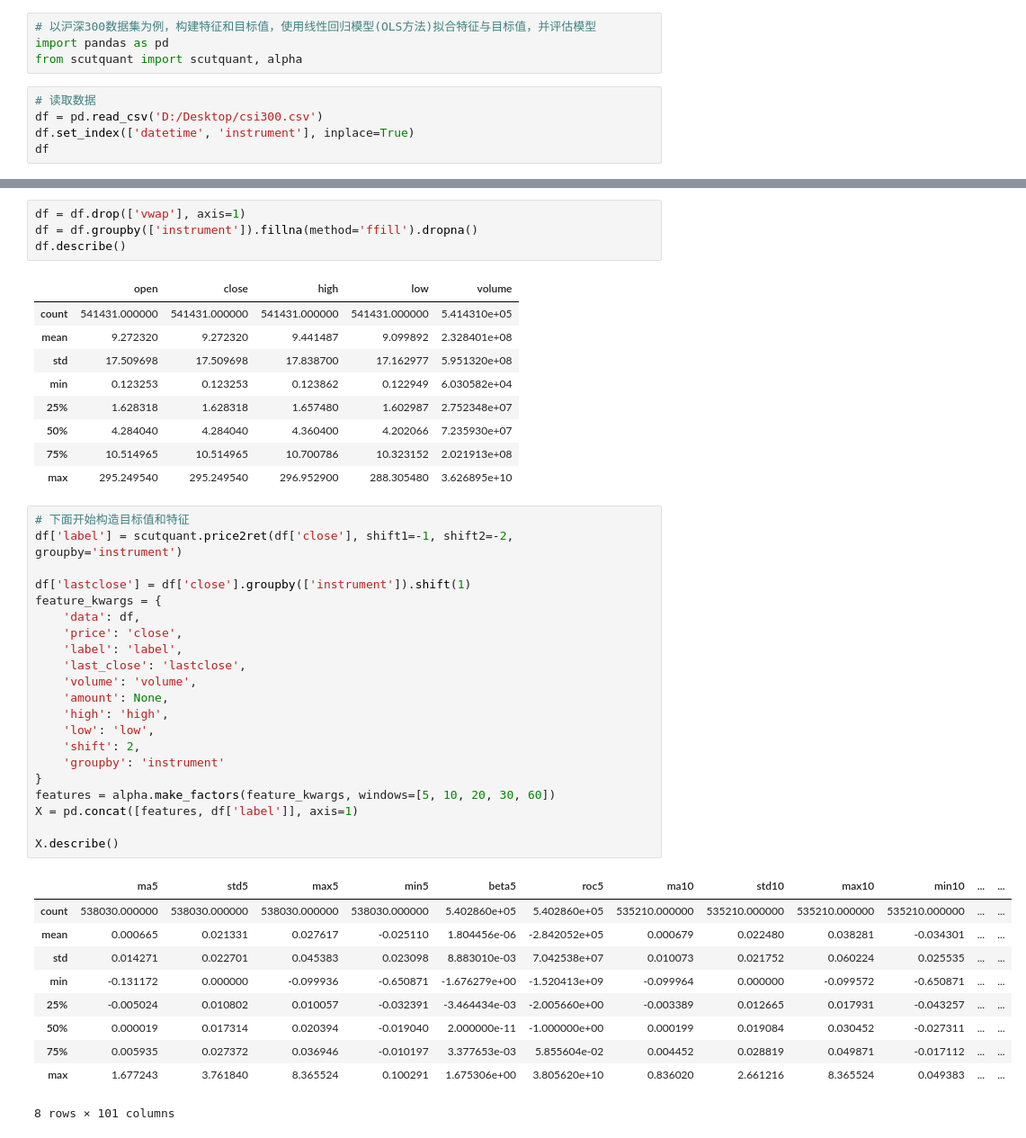
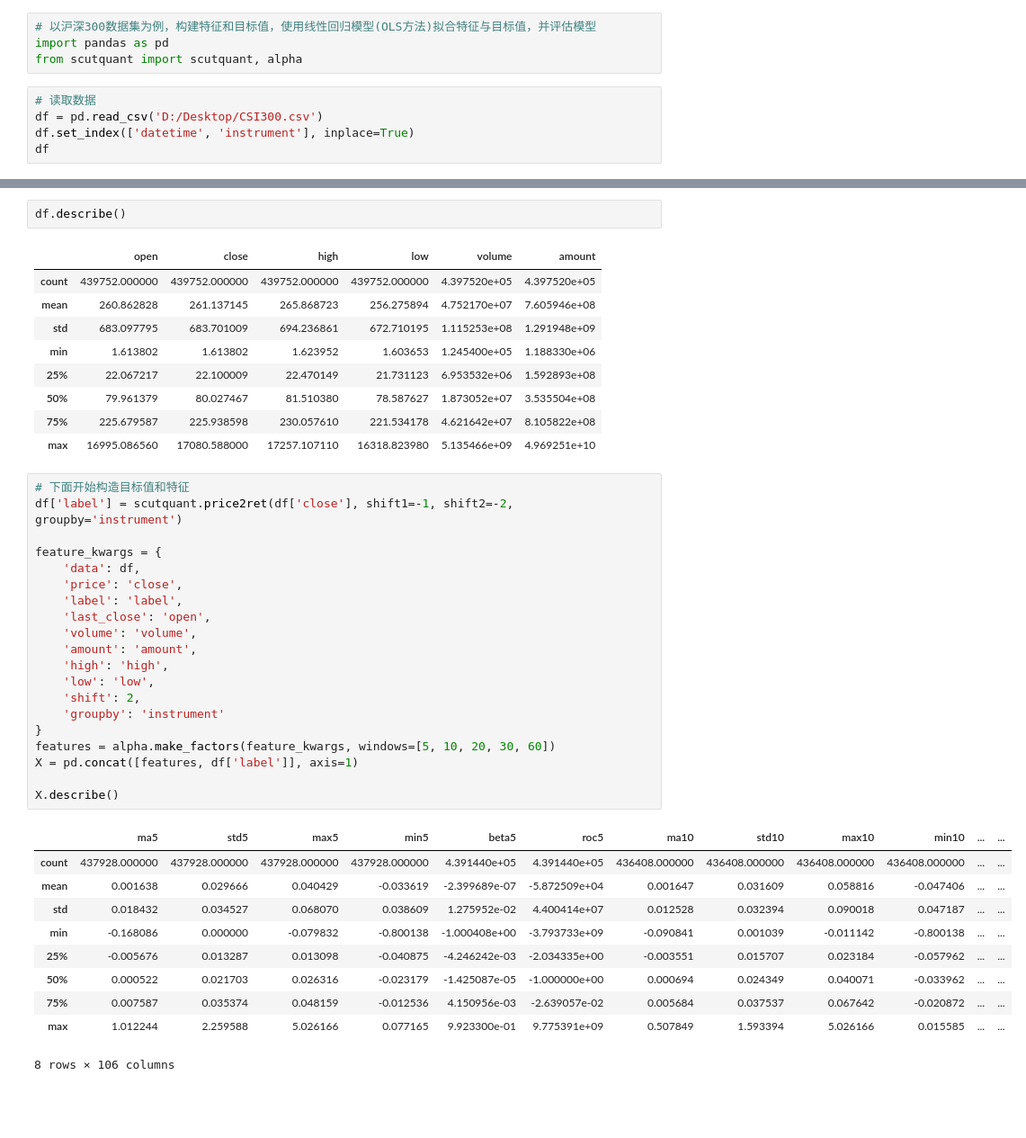
Before and after one commit to HaoningChen/scutquant, a Jupyter notebook: 实践案例/tutorial.ipynb, the cells around one changed output, grey strips where cells are left out. Shown at 90% size. Saved outputs shown, nothing was run; the diff lists cells and outputs as text; blank space fills up the shorter version.

```diff
--- a/实践案例/tutorial.ipynb
+++ b/实践案例/tutorial.ipynb
@@ -4,7 +4,7 @@ import pandas as pd
 from scutquant import scutquant, alpha
 # %%
 # 读取数据
-df = pd.read_csv('D:/Desktop/csi300.csv')
+df = pd.read_csv('D:/Desktop/CSI300.csv')
 df.set_index(['datetime', 'instrument'], inplace=True)
 df
 # %% [output]
@@ -42,49 +42,46 @@ memory usage: 27.0+ MB
-# %%
-df = df.drop(['vwap'], axis=1)
-df = df.groupby(['instrument']).fillna(method='ffill').dropna()
-df.describe()
-# %% [output]
-|  | open | close | high | low | volume |
-| count | 541431.000000 | 541431.000000 | 541431.000000 | 541431.000000 | 5.414310e+05 |
-| mean | 9.272320 | 9.272320 | 9.441487 | 9.099892 | 2.328401e+08 |
-| std | 17.509698 | 17.509698 | 17.838700 | 17.162977 | 5.951320e+08 |
-| min | 0.123253 | 0.123253 | 0.123862 | 0.122949 | 6.030582e+04 |
-| 25% | 1.628318 | 1.628318 | 1.657480 | 1.602987 | 2.752348e+07 |
-| 50% | 4.284040 | 4.284040 | 4.360400 | 4.202066 | 7.235930e+07 |
-| 75% | 10.514965 | 10.514965 | 10.700786 | 10.323152 | 2.021913e+08 |
-| max | 295.249540 | 295.249540 | 296.952900 | 288.305480 | 3.626895e+10 |
+# %%
+df.describe()
+# %% [output]
+|  | open | close | high | low | volume | amount |
+| count | 439752.000000 | 439752.000000 | 439752.000000 | 439752.000000 | 4.397520e+05 | 4.397520e+05 |
+| mean | 260.862828 | 261.137145 | 265.868723 | 256.275894 | 4.752170e+07 | 7.605946e+08 |
+| std | 683.097795 | 683.701009 | 694.236861 | 672.710195 | 1.115253e+08 | 1.291948e+09 |
+| min | 1.613802 | 1.613802 | 1.623952 | 1.603653 | 1.245400e+05 | 1.188330e+06 |
+| 25% | 22.067217 | 22.100009 | 22.470149 | 21.731123 | 6.953532e+06 | 1.592893e+08 |
+| 50% | 79.961379 | 80.027467 | 81.510380 | 78.587627 | 1.873052e+07 | 3.535504e+08 |
+| 75% | 225.679587 | 225.938598 | 230.057610 | 221.534178 | 4.621642e+07 | 8.105822e+08 |
+| max | 16995.086560 | 17080.588000 | 17257.107110 | 16318.823980 | 5.135466e+09 | 4.969251e+10 |
 # %%
 # 下面开始构造目标值和特征
 df['label'] = scutquant.price2ret(df['close'], shift1=-1, shift2=-2, groupby='instrument')
 
-df['lastclose'] = df['close'].groupby(['instrument']).shift(1)
 feature_kwargs = {
     'data': df,
     'price': 'close',
     'label': 'label',
-    'last_close': 'lastclose',
+    'last_close': 'open',
     'volume': 'volume',
-    'amount': None,
+    'amount': 'amount',
     'high': 'high',
     'low': 'low',
     'shift': 2,
     'groupby': 'instrument'
 }
 features = alpha.make_factors(feature_kwargs, windows=[5, 10, 20, 30, 60])
 X = pd.concat([features, df['label']], axis=1)
 
 X.describe()
 # %% [output]
 |  | ma5 | std5 | max5 | min5 | beta5 | roc5 | ma10 | std10 | max10 | min10 | ... | ... |
-| count | 538030.000000 | 538030.000000 | 538030.000000 | 538030.000000 | 5.402860e+05 | 5.402860e+05 | 535210.000000 | 535210.000000 | 535210.000000 | 535210.000000 | ... | ... |
-| mean | 0.000665 | 0.021331 | 0.027617 | -0.025110 | 1.804456e-06 | -2.842052e+05 | 0.000679 | 0.022480 | 0.038281 | -0.034301 | ... | ... |
-| std | 0.014271 | 0.022701 | 0.045383 | 0.023098 | 8.883010e-03 | 7.042538e+07 | 0.010073 | 0.021752 | 0.060224 | 0.025535 | ... | ... |
-| min | -0.131172 | 0.000000 | -0.099936 | -0.650871 | -1.676279e+00 | -1.520413e+09 | -0.099964 | 0.000000 | -0.099572 | -0.650871 | ... | ... |
-| 25% | -0.005024 | 0.010802 | 0.010057 | -0.032391 | -3.464434e-03 | -2.005660e+00 | -0.003389 | 0.012665 | 0.017931 | -0.043257 | ... | ... |
-| 50% | 0.000019 | 0.017314 | 0.020394 | -0.019040 | 2.000000e-11 | -1.000000e+00 | 0.000199 | 0.019084 | 0.030452 | -0.027311 | ... | ... |
-| 75% | 0.005935 | 0.027372 | 0.036946 | -0.010197 | 3.377653e-03 | 5.855604e-02 | 0.004452 | 0.028819 | 0.049871 | -0.017112 | ... | ... |
-| max | 1.677243 | 3.761840 | 8.365524 | 0.100291 | 1.675306e+00 | 3.805620e+10 | 0.836020 | 2.661216 | 8.365524 | 0.049383 | ... | ... |
+| count | 437928.000000 | 437928.000000 | 437928.000000 | 437928.000000 | 4.391440e+05 | 4.391440e+05 | 436408.000000 | 436408.000000 | 436408.000000 | 436408.000000 | ... | ... |
+| mean | 0.001638 | 0.029666 | 0.040429 | -0.033619 | -2.399689e-07 | -5.872509e+04 | 0.001647 | 0.031609 | 0.058816 | -0.047406 | ... | ... |
+| std | 0.018432 | 0.034527 | 0.068070 | 0.038609 | 1.275952e-02 | 4.400414e+07 | 0.012528 | 0.032394 | 0.090018 | 0.047187 | ... | ... |
+| min | -0.168086 | 0.000000 | -0.079832 | -0.800138 | -1.000408e+00 | -3.793733e+09 | -0.090841 | 0.001039 | -0.011142 | -0.800138 | ... | ... |
+| 25% | -0.005676 | 0.013287 | 0.013098 | -0.040875 | -4.246242e-03 | -2.034335e+00 | -0.003551 | 0.015707 | 0.023184 | -0.057962 | ... | ... |
+| 50% | 0.000522 | 0.021703 | 0.026316 | -0.023179 | -1.425087e-05 | -1.000000e+00 | 0.000694 | 0.024349 | 0.040071 | -0.033962 | ... | ... |
+| 75% | 0.007587 | 0.035374 | 0.048159 | -0.012536 | 4.150956e-03 | -2.639057e-02 | 0.005684 | 0.037537 | 0.067642 | -0.020872 | ... | ... |
+| max | 1.012244 | 2.259588 | 5.026166 | 0.077165 | 9.923300e-01 | 9.775391e+09 | 0.507849 | 1.593394 | 5.026166 | 0.015585 | ... | ... |
-8 rows × 101 columns
+8 rows × 106 columns
 # %%
 # 特征工程、数据清洗，和拆分数据集
 x_train, x_test, y_train, y_test, ymean, ystd = scutquant.auto_process(X, 'label', groupby='instrument', select=False)
```
Also changed, not shown: parts of 12 cells of this notebook.
